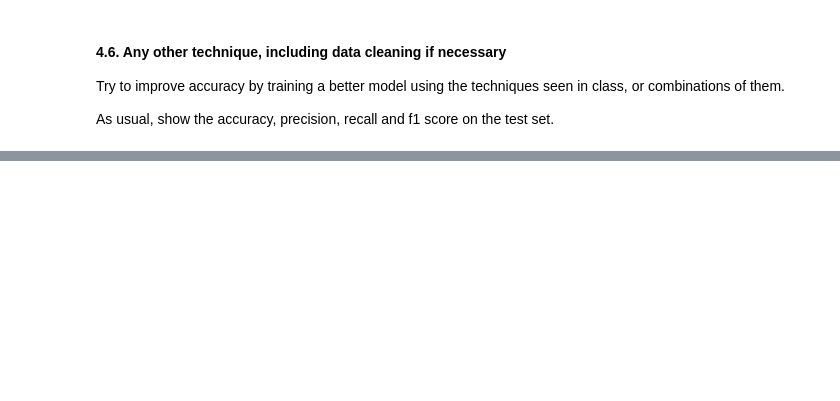
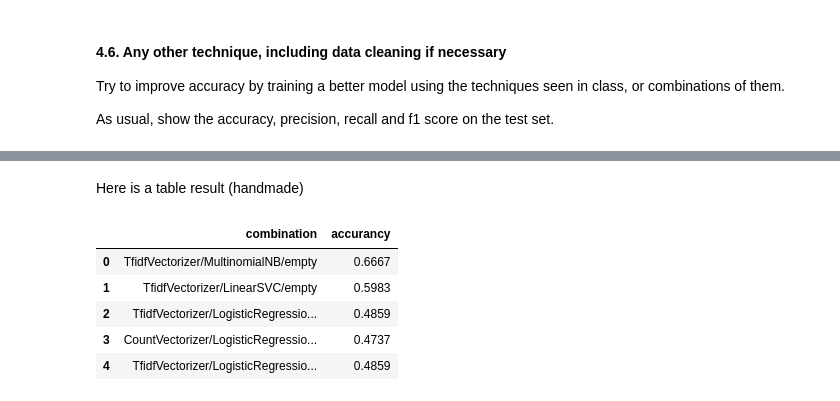
Before and after one commit to badjojo203/DMML2022_Tesla, a Jupyter notebook: code/Project_guidelines_2022_UNIL_Tesla.ipynb, the cells around one changed output, grey strips where cells are left out. Cells and saved outputs as stored; diff of their text form; code cells hidden in the pictures; blank space fills up the shorter version.

```diff
--- a/code/Project_guidelines_2022_UNIL_Tesla.ipynb
+++ b/code/Project_guidelines_2022_UNIL_Tesla.ipynb
@@ -424,0 +517,16 @@ TypeError: Cannot index by location index with a non-integer key
+# %% [markdown]
+Here is a table result (handmade)
+# %%
+data = {'combination': ['TfidfVectorizer/MultinomialNB/empty', 'TfidfVectorizer/LinearSVC/empty', 'TfidfVectorizer/LogisticRegression/lemmatize','CountVectorizer/LogisticRegression/empty','TfidfVectorizer/LogisticRegression/empty'],
+        'accurancy': [0.6667, 0.5983, 0.4859,0.4737,0.4859]}
+
+df = pd.DataFrame(data)
+
+df.head()
+# %% [output]
+|  | combination | accurancy |
+| 0 | TfidfVectorizer/MultinomialNB/empty | 0.6667 |
+| 1 | TfidfVectorizer/LinearSVC/empty | 0.5983 |
+| 2 | TfidfVectorizer/LogisticRegressio... | 0.4859 |
+| 3 | CountVectorizer/LogisticRegressio... | 0.4737 |
+| 4 | TfidfVectorizer/LogisticRegressio... | 0.4859 |
```
Also changed, not shown: parts of 46 cells of this notebook, 7 other files.
